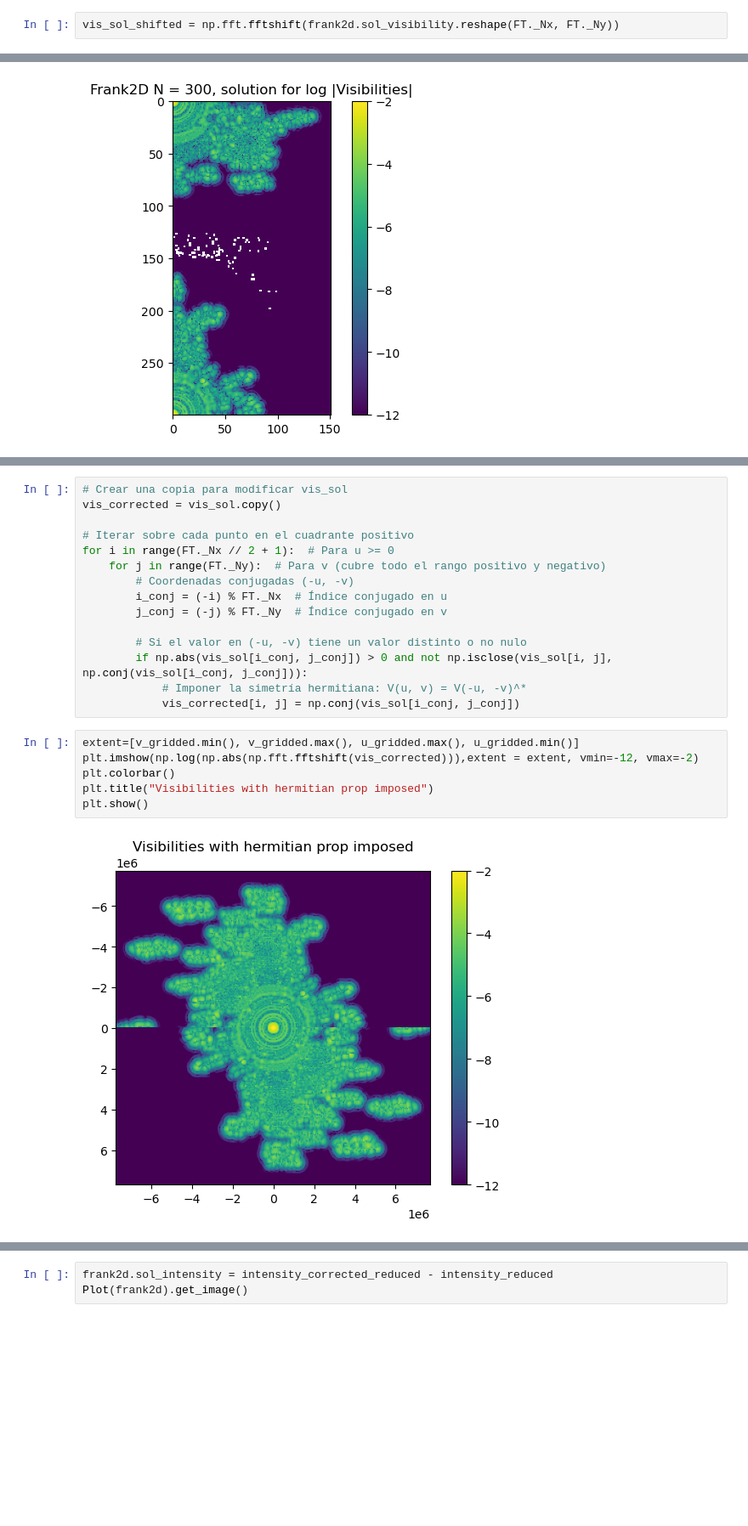
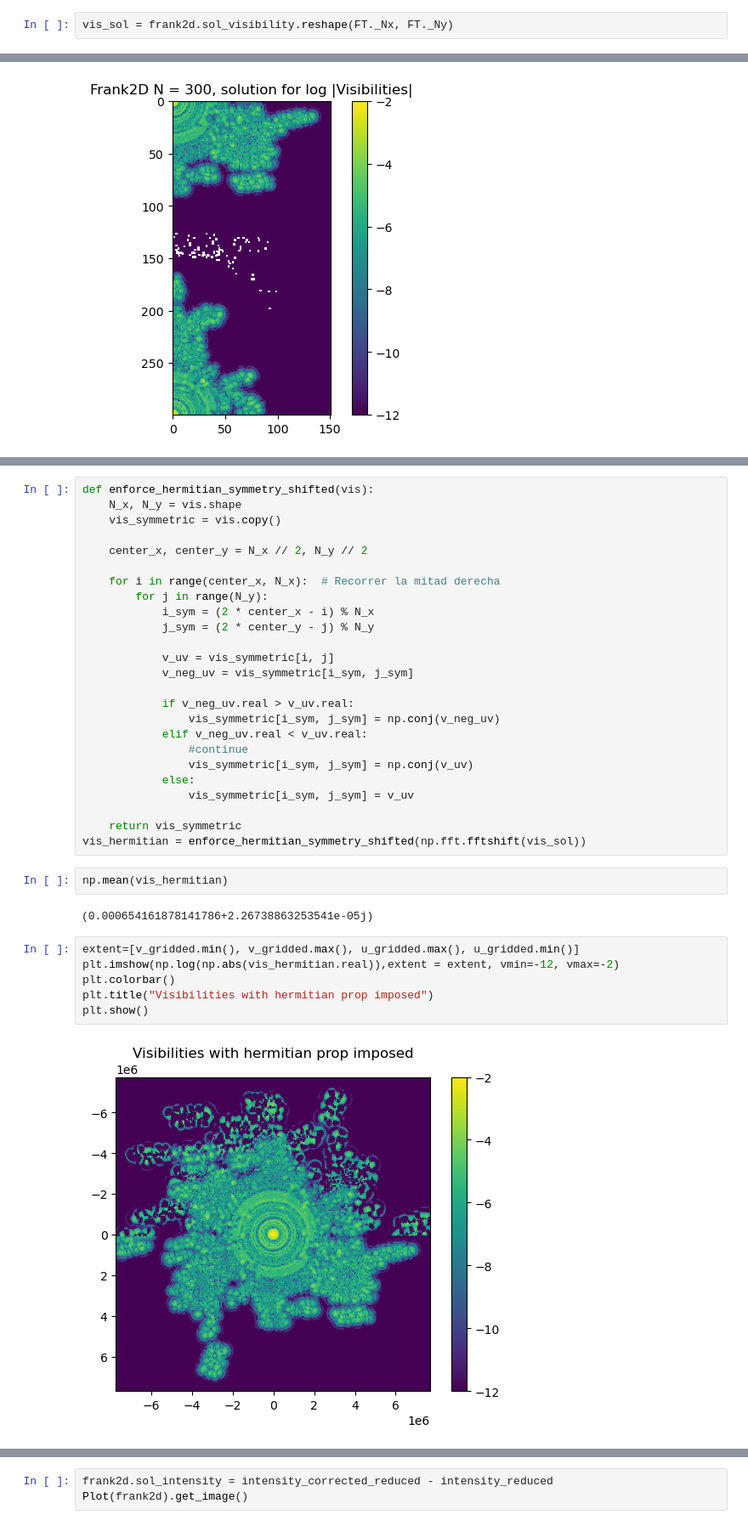
Before and after one commit to mariajmellado/Frank2D, a Jupyter notebook: Notebooks/15_November_realFFT.ipynb, the cells around one changed output, grey strips where cells are left out. Shown at 85% size. Saved outputs shown, nothing was run; the diff lists cells and outputs as text; blank space fills up the shorter version.

```diff
--- a/Notebooks/15_November_realFFT.ipynb
+++ b/Notebooks/15_November_realFFT.ipynb
@@ -233,5 +233,5 @@ vis_sol.shape
 # %% [markdown]
 #### Analyzing shifted vis
 # %%
-vis_sol_shifted = np.fft.fftshift(frank2d.sol_visibility.reshape(FT._Nx, FT._Ny))
+vis_sol = frank2d.sol_visibility.reshape(FT._Nx, FT._Ny)
 # %%
@@ -341,23 +413,37 @@ plt.colorbar()
 # %%
-# Crear una copia para modificar vis_sol
-vis_corrected = vis_sol.copy()
+def enforce_hermitian_symmetry_shifted(vis):
+    N_x, N_y = vis.shape
+    vis_symmetric = vis.copy()
 
-# Iterar sobre cada punto en el cuadrante positivo
-for i in range(FT._Nx // 2 + 1):  # Para u >= 0
-    for j in range(FT._Ny):  # Para v (cubre todo el rango positivo y negativo)
-        # Coordenadas conjugadas (-u, -v)
-        i_conj = (-i) % FT._Nx  # Índice conjugado en u
-        j_conj = (-j) % FT._Ny  # Índice conjugado en v
+    center_x, center_y = N_x // 2, N_y // 2
 
-        # Si el valor en (-u, -v) tiene un valor distinto o no nulo
-        if np.abs(vis_sol[i_conj, j_conj]) > 0 and not np.isclose(vis_sol[i, j], np.conj(vis_sol[i_conj, j_conj])):
-            # Imponer la simetría hermitiana: V(u, v) = V(-u, -v)^*
-            vis_corrected[i, j] = np.conj(vis_sol[i_conj, j_conj])
+    for i in range(center_x, N_x):  # Recorrer la mitad derecha
+        for j in range(N_y):
+            i_sym = (2 * center_x - i) % N_x
+            j_sym = (2 * center_y - j) % N_y
+
+            v_uv = vis_symmetric[i, j]
+            v_neg_uv = vis_symmetric[i_sym, j_sym]
+
+            if v_neg_uv.real > v_uv.real:
+                vis_symmetric[i_sym, j_sym] = np.conj(v_neg_uv)
+            elif v_neg_uv.real < v_uv.real:
+                #continue
+                vis_symmetric[i_sym, j_sym] = np.conj(v_uv)
+            else:
+                vis_symmetric[i_sym, j_sym] = v_uv
+
+    return vis_symmetric
+vis_hermitian = enforce_hermitian_symmetry_shifted(np.fft.fftshift(vis_sol))
+# %%
+np.mean(vis_hermitian)
+# %% [output]
+(0.000654161878141786+2.26738863253541e-05j)
 # %%
 extent=[v_gridded.min(), v_gridded.max(), u_gridded.max(), u_gridded.min()]
-plt.imshow(np.log(np.abs(np.fft.fftshift(vis_corrected))),extent = extent, vmin=-12, vmax=-2)
+plt.imshow(np.log(np.abs(vis_hermitian.real)),extent = extent, vmin=-12, vmax=-2)
 plt.colorbar()
 plt.title("Visibilities with hermitian prop imposed")
 plt.show()
 # %% [output]
-[figure, old version]
+[figure, new version]
```
Also changed, not shown: parts of 38 cells of this notebook, 3 other files.
